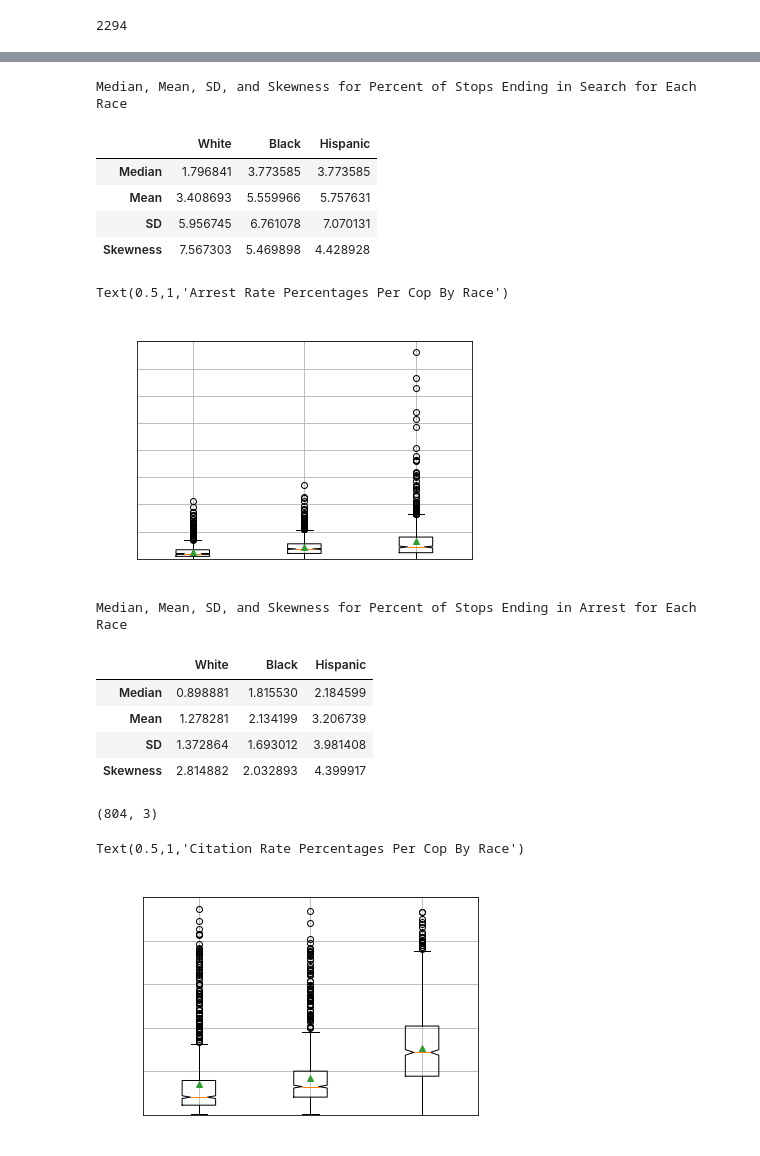
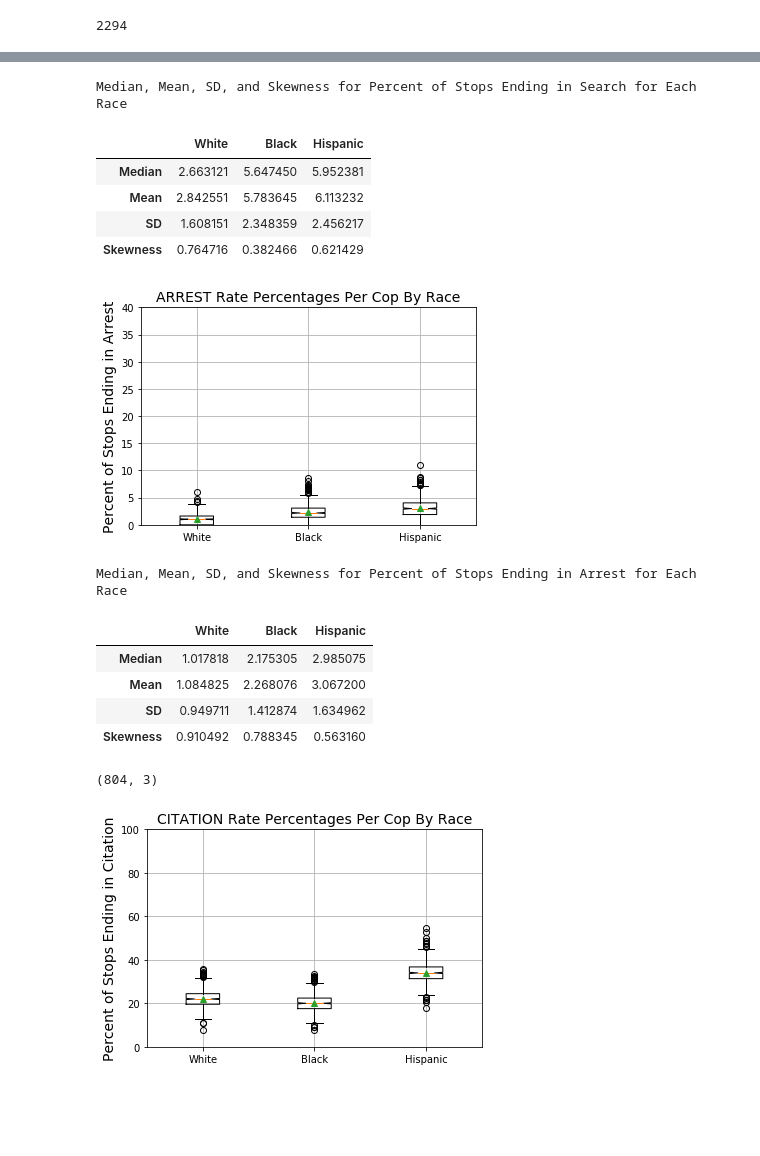
Before and after one commit to thpossidente/Nashville_Police_Stop_Analysis, a Jupyter notebook: police_stops_analysis.ipynb, the cells around one changed output, grey strips where cells are left out. Cells and saved outputs as stored; diff of their text form; code cells hidden in the pictures; blank space fills up the shorter version.

```diff
--- a/police_stops_analysis.ipynb
+++ b/police_stops_analysis.ipynb
@@ -717,6 +900,6 @@ pickle.dump(cop_race_citation_counts, open("cop_race_citation_counts.pickle", "w
 # %%
 # Load in data
-cop_race_stop_counts = pickle.load(open("cop_race_stop_counts.pickle", "rb"))
-cop_race_search_counts = pickle.load(open("cop_race_search_counts.pickle", "rb"))
-cop_race_arrest_counts = pickle.load(open("cop_race_arrest_counts.pickle", "rb"))
-cop_race_citation_counts = pickle.load(open("cop_race_citation_counts.pickle", "rb"))
+cop_race_stop_counts = pickle.load(open("../police_stops/cop_race_stop_counts.pickle", "rb"))
+cop_race_search_rates = pickle.load(open("../police_stops/cop_race_search_rates.pickle", "rb"))
+cop_race_arrest_rates = pickle.load(open("../police_stops/cop_race_arrest_rates.pickle", "rb"))
+cop_race_citation_rates = pickle.load(open("../police_stops/cop_race_citation_rates.pickle", "rb"))
@@ -797,10 +966,10 @@ Text(0.5,1,'Search Rate Percentages Per Cop By Race')
 # %%
 # Get standard deviations, skew, and means of Search rates for each race #
 races_mod = ["white", "black", "hispanic"]
-skewness = [skew(np.array(search_rates_per_cop_dict[s])*100) for s in races_mod]
-median = [np.median(np.array(search_rates_per_cop_dict[s])*100) for s in races_mod]
-mean = [np.mean(np.array(search_rates_per_cop_dict[s])*100) for s in races_mod]
-sd = [np.std(np.array(search_rates_per_cop_dict[s])*100) for s in races_mod]
+skewness = [skew(np.array(cop_race_search_rates[s])*100) for s in races_mod]
+median = [np.median(np.array(cop_race_search_rates[s])*100) for s in races_mod]
+mean = [np.mean(np.array(cop_race_search_rates[s])*100) for s in races_mod]
+sd = [np.std(np.array(cop_race_search_rates[s])*100) for s in races_mod]
 
 print("Median, Mean, SD, and Skewness for Percent of Stops Ending in Search for Each Race")
 pd.DataFrame(np.vstack([median, mean, sd, skewness]), columns=["White", "Black", "Hispanic"],
@@ -808,34 +977,35 @@ pd.DataFrame(np.vstack([median, mean, sd, skewness]), columns=["White", "Black",
 # %% [output]
 Median, Mean, SD, and Skewness for Percent of Stops Ending in Search for Each Race
 |  | White | Black | Hispanic |
-| Median | 1.796841 | 3.773585 | 3.773585 |
-| Mean | 3.408693 | 5.559966 | 5.757631 |
-| SD | 5.956745 | 6.761078 | 7.070131 |
-| Skewness | 7.567303 | 5.469898 | 4.428928 |
+| Median | 2.663121 | 5.647450 | 5.952381 |
+| Mean | 2.842551 | 5.783645 | 6.113232 |
+| SD | 1.608151 | 2.348359 | 2.456217 |
+| Skewness | 0.764716 | 0.382466 | 0.621429 |
 # %%
 # Plot Arrest rates for each cop per race #
 
-boxplt_array = np.transpose(np.vstack([np.array(arrest_rates_per_cop_dict["white"])*100,
-                            np.array(arrest_rates_per_cop_dict["black"])*100,
-                            np.array(arrest_rates_per_cop_dict["hispanic"])*100]))
+boxplt_array = np.transpose(np.vstack([np.array(cop_race_arrest_rates["white"])*100,
+                            np.array(cop_race_arrest_rates["black"])*100,
+                            np.array(cop_race_arrest_rates["hispanic"])*100]))
 
 plt.boxplot(boxplt_array, labels=["White", "Black", "Hispanic"], notch=True, showmeans=True)
 
-plt.ylabel("Percent of Stops Ending in Arrest")
+plt.ylabel("Percent of Stops Ending in Arrest", fontsize=14)
 plt.ylim([0,40])
 plt.grid()
 
-plt.title("Arrest Rate Percentages Per Cop By Race")
+plt.title("ARREST Rate Percentages Per Cop By Race", fontsize=14)
+
+plt.savefig('individual_arrest_rates.png')
 # %% [output]
-Text(0.5,1,'Arrest Rate Percentages Per Cop By Race')
-[figure, old version]
+[figure, new version]
 # %%
 # Get standard deviations, skew, and means of Arrest rates for each race #
 races_mod = ["white", "black", "hispanic"]
-skewness = [skew(np.array(arrest_rates_per_cop_dict[s])*100) for s in races_mod]
-median = [np.median(np.array(arrest_rates_per_cop_dict[s])*100) for s in races_mod]
-mean = [np.mean(np.array(arrest_rates_per_cop_dict[s])*100) for s in races_mod]
-sd = [np.std(np.array(arrest_rates_per_cop_dict[s])*100) for s in races_mod]
+skewness = [skew(np.array(cop_race_arrest_rates[s])*100) for s in races_mod]
+median = [np.median(np.array(cop_race_arrest_rates[s])*100) for s in races_mod]
+mean = [np.mean(np.array(cop_race_arrest_rates[s])*100) for s in races_mod]
+sd = [np.std(np.array(cop_race_arrest_rates[s])*100) for s in races_mod]
 
 print("Median, Mean, SD, and Skewness for Percent of Stops Ending in Arrest for Each Race")
 pd.DataFrame(np.vstack([median, mean, sd, skewness]), columns=["White", "Black", "Hispanic"],
@@ -843,29 +1013,30 @@ pd.DataFrame(np.vstack([median, mean, sd, skewness]), columns=["White", "Black",
 # %% [output]
 Median, Mean, SD, and Skewness for Percent of Stops Ending in Arrest for Each Race
 |  | White | Black | Hispanic |
-| Median | 0.898881 | 1.815530 | 2.184599 |
-| Mean | 1.278281 | 2.134199 | 3.206739 |
-| SD | 1.372864 | 1.693012 | 3.981408 |
-| Skewness | 2.814882 | 2.032893 | 4.399917 |
+| Median | 1.017818 | 2.175305 | 2.985075 |
+| Mean | 1.084825 | 2.268076 | 3.067200 |
+| SD | 0.949711 | 1.412874 | 1.634962 |
+| Skewness | 0.910492 | 0.788345 | 0.563160 |
 # %%
 # Plot Citation rates for each cop per race #
 
-boxplt_array = np.transpose(np.vstack([np.array(citation_rates_per_cop_dict["white"])*100,
-                            np.array(citation_rates_per_cop_dict["black"])*100,
-                            np.array(citation_rates_per_cop_dict["hispanic"])*100]))
+boxplt_array = np.transpose(np.vstack([np.array(cop_race_citation_rates["white"])*100,
+                            np.array(cop_race_citation_rates["black"])*100,
+                            np.array(cop_race_citation_rates["hispanic"])*100]))
 print(boxplt_array.shape)
 
 plt.boxplot(boxplt_array, labels=["White", "Black", "Hispanic"], notch=True, showmeans=True)
 
-plt.ylabel("Percent of Stops Ending in Citation")
+plt.ylabel("Percent of Stops Ending in Citation", fontsize = 14)
 plt.ylim([0,100])
 plt.grid()
 
-plt.title("Citation Rate Percentages Per Cop By Race")
+plt.title("CITATION Rate Percentages Per Cop By Race", fontsize = 14)
+
+plt.savefig('individual_citation_rates.png')
 # %% [output]
 (804, 3)
-Text(0.5,1,'Citation Rate Percentages Per Cop By Race')
-[figure, old version]
+[figure, new version]
 # %%
 # Get standard deviations, skew, and means of Citation rates for each race #
 races_mod = ["white", "black", "hispanic"]
```
Also changed, not shown: parts of 46 cells of this notebook.
